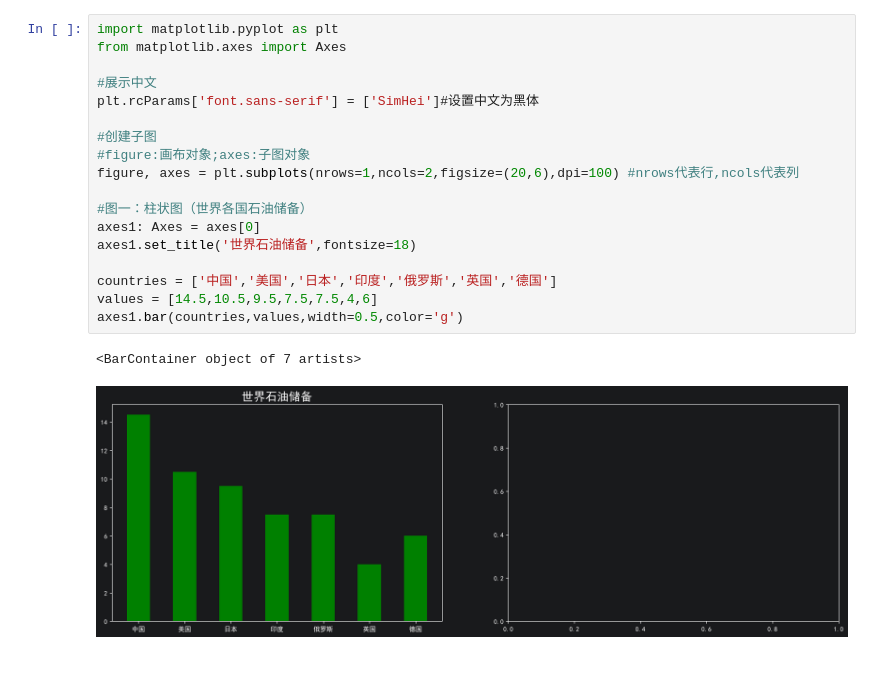
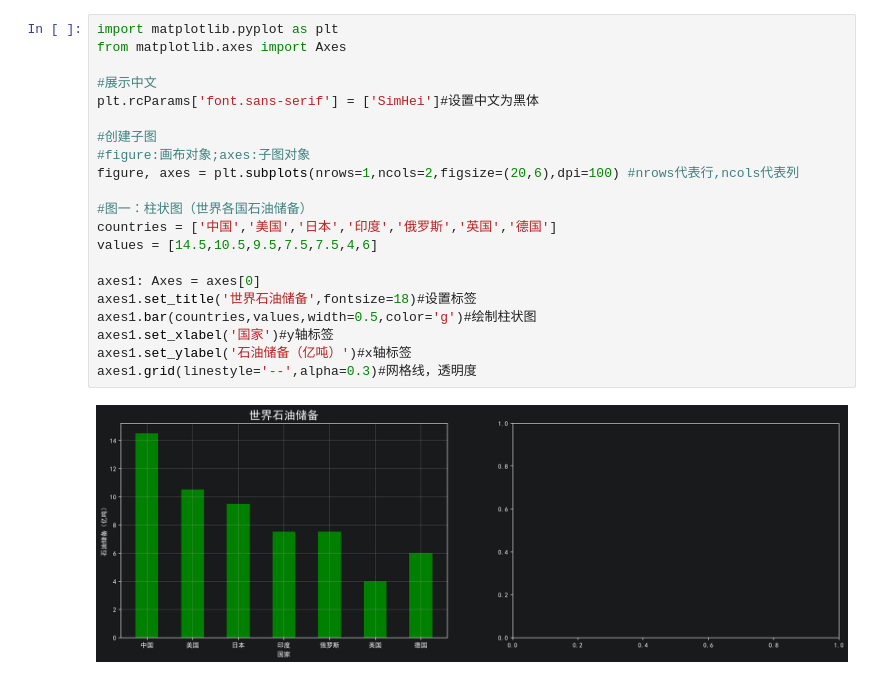
Before and after one commit to zyz-txy/PythonPractice, a Jupyter notebook: FifthParagraph/10_matplotlip_bar.ipynb, the cells around one changed output. Cells and saved outputs as stored; diff of their text form.

```diff
--- a/FifthParagraph/10_matplotlip_bar.ipynb
+++ b/FifthParagraph/10_matplotlip_bar.ipynb
@@ -1,21 +1,23 @@
 # %%
 import matplotlib.pyplot as plt
 from matplotlib.axes import Axes
 
 #展示中文
 plt.rcParams['font.sans-serif'] = ['SimHei']#设置中文为黑体
 
 #创建子图
 #figure:画布对象;axes:子图对象
 figure, axes = plt.subplots(nrows=1,ncols=2,figsize=(20,6),dpi=100) #nrows代表行,ncols代表列
 
 #图一：柱状图（世界各国石油储备）
-axes1: Axes = axes[0]
-axes1.set_title('世界石油储备',fontsize=18)
-
 countries = ['中国','美国','日本','印度','俄罗斯','英国','德国']
 values = [14.5,10.5,9.5,7.5,7.5,4,6]
-axes1.bar(countries,values,width=0.5,color='g')
+
+axes1: Axes = axes[0]
+axes1.set_title('世界石油储备',fontsize=18)#设置标签
+axes1.bar(countries,values,width=0.5,color='g')#绘制柱状图
+axes1.set_xlabel('国家')#y轴标签
+axes1.set_ylabel('石油储备（亿吨）')#x轴标签
+axes1.grid(linestyle='--',alpha=0.3)#网格线，透明度
 # %% [output]
-<BarContainer object of 7 artists>
-[figure, old version]
+[figure, new version]
```
